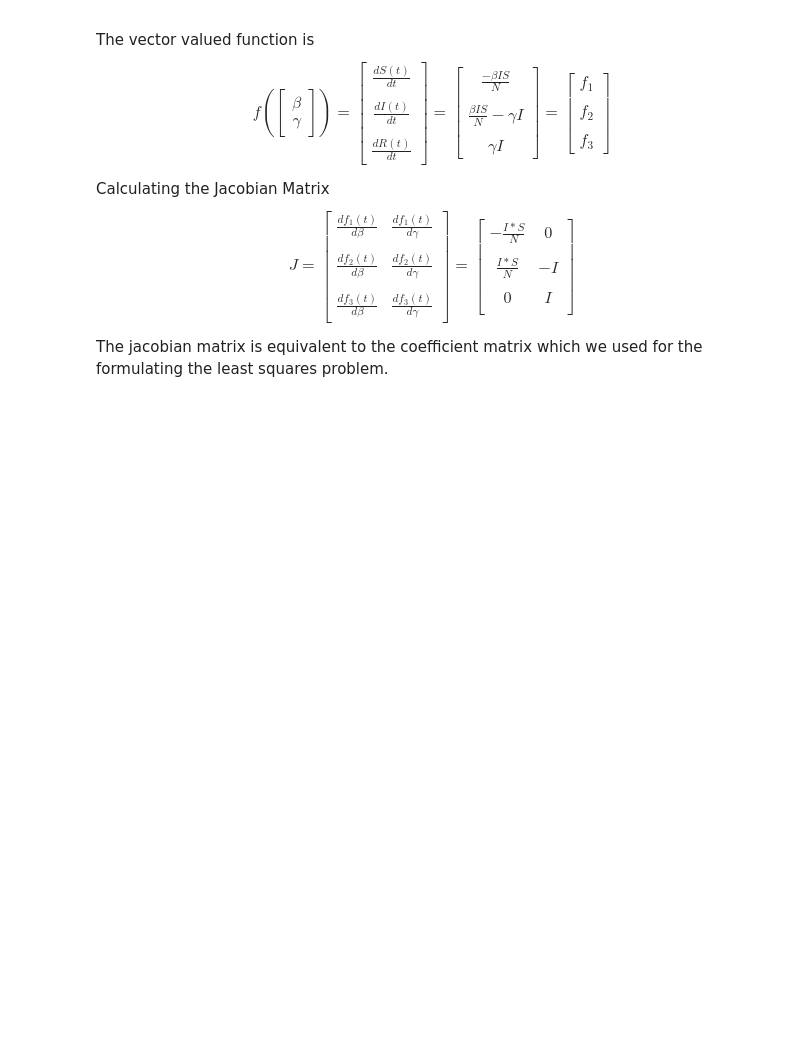
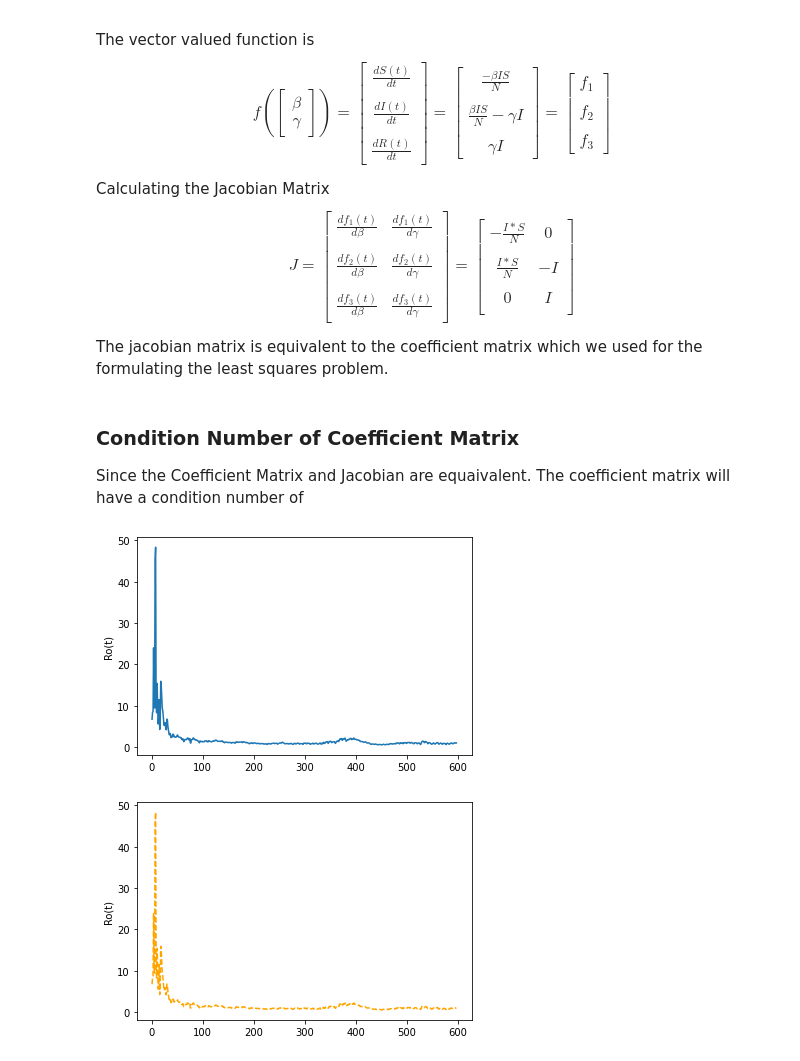
Before and after one commit to JACOBIN-SCTCS/Numerical-Optimization, a Jupyter notebook: Assignment1/Assignment1.ipynb, the cells around one changed output. Saved outputs shown, nothing was run; the diff lists cells and outputs as text; code cells hidden in the pictures; blank space fills up the shorter version.

```diff
--- a/Assignment1/Assignment1.ipynb
+++ b/Assignment1/Assignment1.ipynb
@@ -190,3 +192,7 @@ $$ J = \left[\begin{array}{cc}
 \end{array}\right]$$
 
 The jacobian matrix is equivalent to the coefficient matrix which we used for the formulating the least squares problem.
+# %% [markdown]
+### Condition Number of Coefficient Matrix
+
+Since the Coefficient Matrix and Jacobian are equaivalent. The coefficient matrix will have a condition number of
@@ -192,0 +280,40 @@ The jacobian matrix is equivalent to the coefficient matrix which we used for th
+# %%
+# Calculate ds/dt, di/dt and dr/dt
+derivative_df = pd.DataFrame(0.0,index=np.arange(len(time_series_df)),columns=['ds/dt','di/dt','dr/dt'])
+
+for i in range(len(time_series_df)):
+    if i==0:
+        derivative_df.loc[i,"ds/dt"] = (time_series_df.loc[i+1,"S(t)"] - time_series_df.loc[i,"S(t)"])
+        derivative_df.loc[i,"di/dt"] = (time_series_df.loc[i+1,"I(t)"] - time_series_df.loc[i,"I(t)"])
+        derivative_df.loc[i,"dr/dt"] = (time_series_df.loc[i+1,"R(t)"] - time_series_df.loc[i,"R(t)"])
+    elif i == len(time_series_df)-1:
+        derivative_df.loc[i,"ds/dt"] = (time_series_df.loc[i,"S(t)"] - time_series_df.loc[i-1,"S(t)"])
+        derivative_df.loc[i,"di/dt"] = (time_series_df.loc[i,"I(t)"] - time_series_df.loc[i-1,"I(t)"])
+        derivative_df.loc[i,"dr/dt"] = (time_series_df.loc[i,"R(t)"] - time_series_df.loc[i-1,"R(t)"])
+    else:
+        derivative_df.loc[i,"ds/dt"] = (time_series_df.loc[i+1,"S(t)"] - time_series_df.loc[i-1,"S(t)"])/2.0
+        derivative_df.loc[i,"di/dt"] = (time_series_df.loc[i+1,"I(t)"] - time_series_df.loc[i-1,"I(t)"])/2.0
+        derivative_df.loc[i,"dr/dt"] = (time_series_df.loc[i+1,"R(t)"] - time_series_df.loc[i-1,"R(t)"])/2.0
+# %%
+indices = []
+plot_points = []
+scipy_solutions = []
+scipy_sol_error = []
+
+# Get Ro(t)
+for i in range(len(time_series_df)):
+    sol,scipy_solution,MatrixA_rank = oneday_solve(time_series_df.loc[i],derivative_df.loc[i])
+    scipy_solutions.append(scipy_solution[0][0]/scipy_solution[0][1])
+    scipy_sol_error.append(scipy_solution[1])
+    plot_points.append(sol[0]/sol[1])
+    indices.append(i+1)
+# %%
+plt.ylabel('Ro(t)')
+plt.plot(indices,plot_points)
+plt.show()
+plt.ylabel('Ro(t)')
+plt.plot(indices,scipy_solutions,'--',color = 'orange',alpha=1.0)
+plt.show()
+# %% [output]
+[figure, added]
+[figure, added]
```
Also changed, not shown: parts of 8 cells of this notebook.
